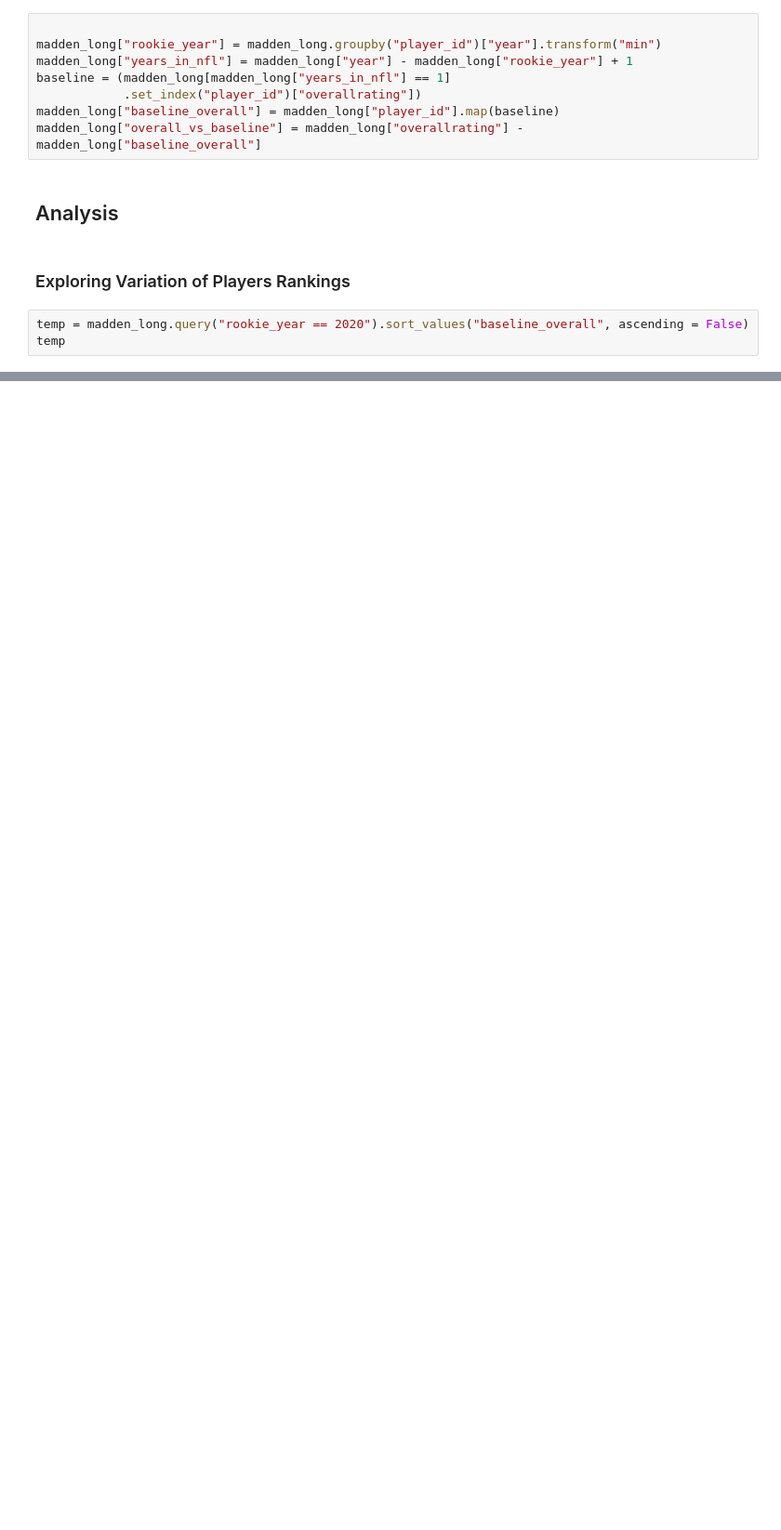
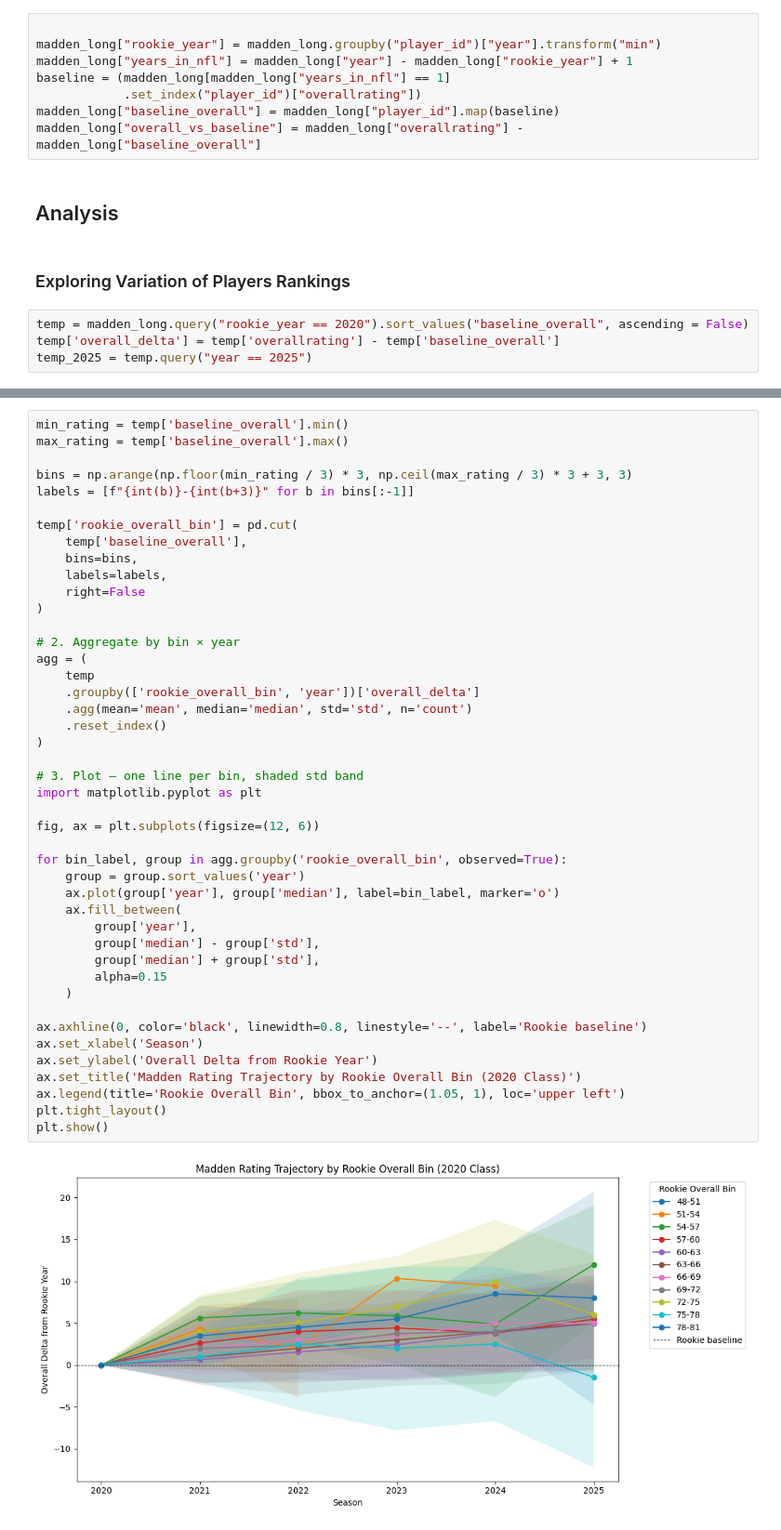
Before and after one commit to CharlieHubbard7/NFLResearch, a Jupyter notebook: (6_2_26)_NFL_Research.ipynb, the cells around one changed output, grey strips where cells are left out. Shown at 93% size. Saved outputs shown, nothing was run; the diff lists cells and outputs as text; blank space fills up the shorter version.

```diff
--- a/(6_2_26)_NFL_Research.ipynb
+++ b/(6_2_26)_NFL_Research.ipynb
@@ -98,4 +98,5 @@ madden_long["overall_vs_baseline"] = madden_long["overallrating"] - madden_long[
 ### Exploring Variation of Players Rankings
 # %%
 temp = madden_long.query("rookie_year == 2020").sort_values("baseline_overall", ascending = False)
-temp
+temp['overall_delta'] = temp['overallrating'] - temp['baseline_overall']
+temp_2025 = temp.query("year == 2025")
@@ -115,0 +103,46 @@ temp
+# %%
+min_rating = temp['baseline_overall'].min()
+max_rating = temp['baseline_overall'].max()
+
+bins = np.arange(np.floor(min_rating / 3) * 3, np.ceil(max_rating / 3) * 3 + 3, 3)
+labels = [f"{int(b)}-{int(b+3)}" for b in bins[:-1]]
+
+temp['rookie_overall_bin'] = pd.cut(
+    temp['baseline_overall'],
+    bins=bins,
+    labels=labels,
+    right=False
+)
+
+# 2. Aggregate by bin × year
+agg = (
+    temp
+    .groupby(['rookie_overall_bin', 'year'])['overall_delta']
+    .agg(mean='mean', median='median', std='std', n='count')
+    .reset_index()
+)
+
+# 3. Plot — one line per bin, shaded std band
+import matplotlib.pyplot as plt
+
+fig, ax = plt.subplots(figsize=(12, 6))
+
+for bin_label, group in agg.groupby('rookie_overall_bin', observed=True):
+    group = group.sort_values('year')
+    ax.plot(group['year'], group['median'], label=bin_label, marker='o')
+    ax.fill_between(
+        group['year'],
+        group['median'] - group['std'],
+        group['median'] + group['std'],
+        alpha=0.15
+    )
+
+ax.axhline(0, color='black', linewidth=0.8, linestyle='--', label='Rookie baseline')
+ax.set_xlabel('Season')
+ax.set_ylabel('Overall Delta from Rookie Year')
+ax.set_title('Madden Rating Trajectory by Rookie Overall Bin (2020 Class)')
+ax.legend(title='Rookie Overall Bin', bbox_to_anchor=(1.05, 1), loc='upper left')
+plt.tight_layout()
+plt.show()
+# %% [output]
+[figure, added]
```
Also changed, not shown: parts of 1 cell of this notebook.
